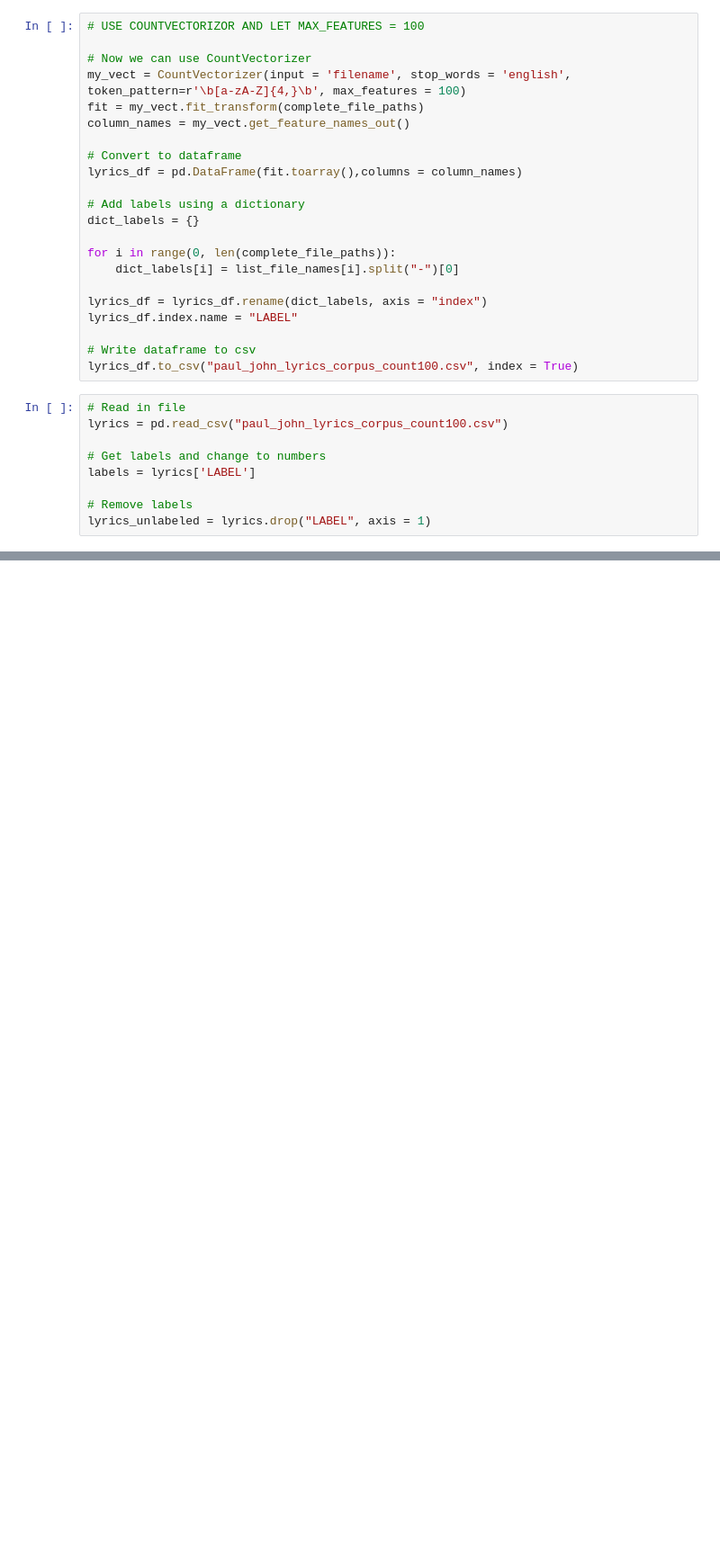
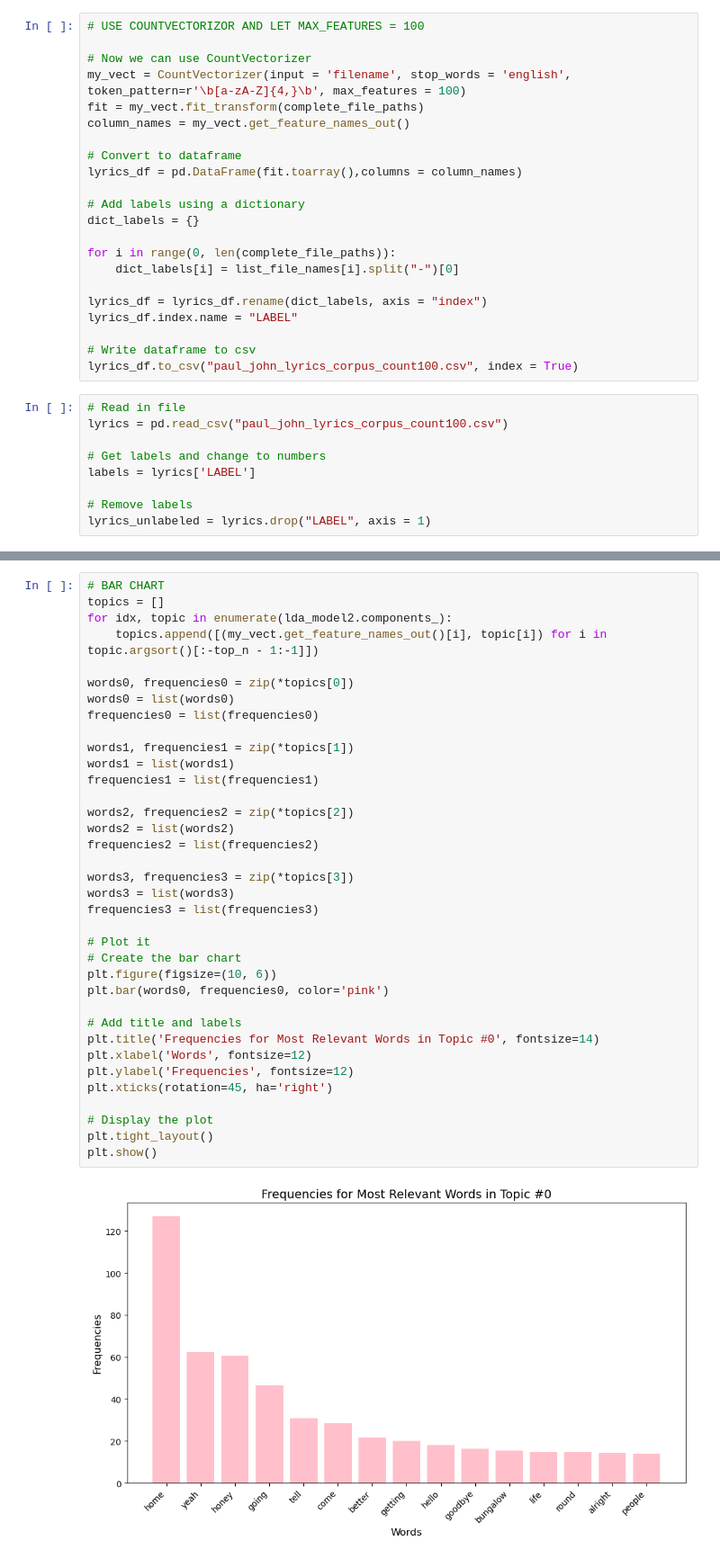
Before and after one commit to maedeetg/INFO5653_Project, a Jupyter notebook: LDA.ipynb, the cells around one changed output, grey strips where cells are left out. Shown at 90% size. Drawn from its saved outputs; the diff is of its cells as text; blank space fills up the shorter version.

```diff
--- a/LDA.ipynb
+++ b/LDA.ipynb
@@ -574,0 +332,38 @@ lyrics_unlabeled = lyrics.drop("Label", axis = 1)
+# %%
+# BAR CHART
+topics = []
+for idx, topic in enumerate(lda_model2.components_):
+    topics.append([(my_vect.get_feature_names_out()[i], topic[i]) for i in topic.argsort()[:-top_n - 1:-1]])
+
+words0, frequencies0 = zip(*topics[0])
+words0 = list(words0)
+frequencies0 = list(frequencies0)
+
+words1, frequencies1 = zip(*topics[1])
+words1 = list(words1)
+frequencies1 = list(frequencies1)
+
+words2, frequencies2 = zip(*topics[2])
+words2 = list(words2)
+frequencies2 = list(frequencies2)
+
+words3, frequencies3 = zip(*topics[3])
+words3 = list(words3)
+frequencies3 = list(frequencies3)
+
+# Plot it
+# Create the bar chart
+plt.figure(figsize=(10, 6))
+plt.bar(words0, frequencies0, color='pink')
+
+# Add title and labels
+plt.title('Frequencies for Most Relevant Words in Topic #0', fontsize=14)
+plt.xlabel('Words', fontsize=12)
+plt.ylabel('Frequencies', fontsize=12)
+plt.xticks(rotation=45, ha='right')
+
+# Display the plot
+plt.tight_layout()
+plt.show()
+# %% [output]
+[figure, added]
```
Also changed, not shown: parts of 29 cells of this notebook, 10 other files.
